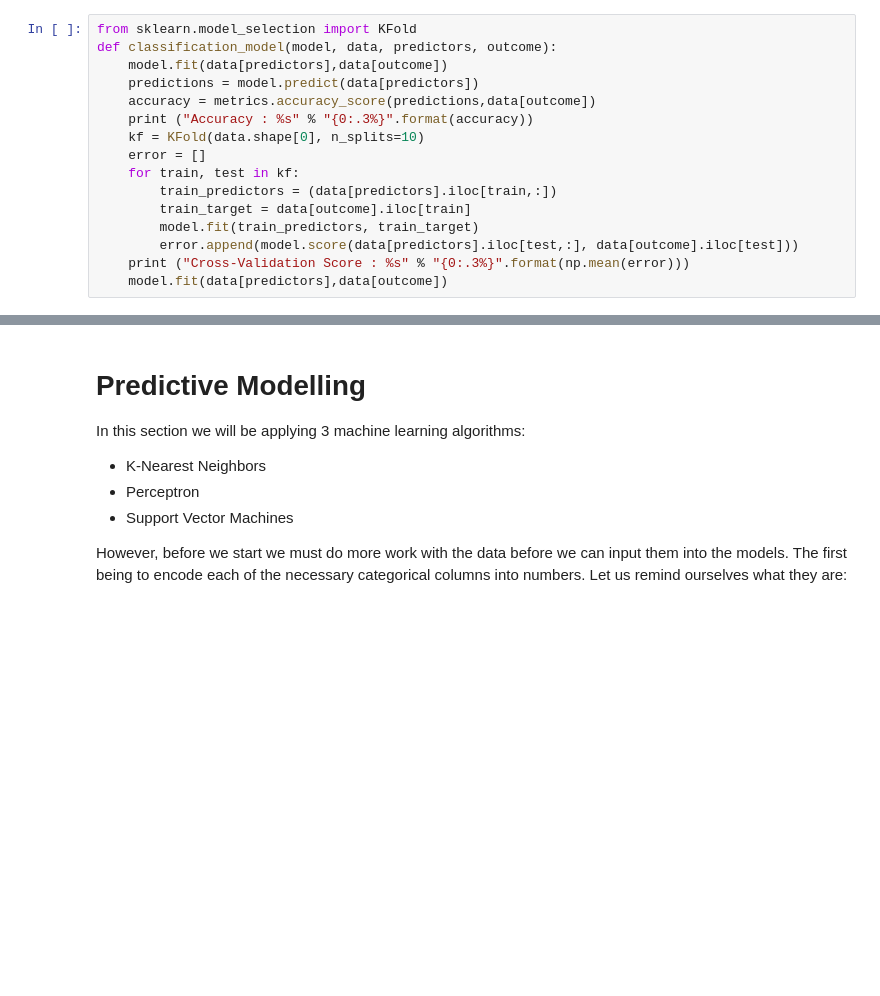
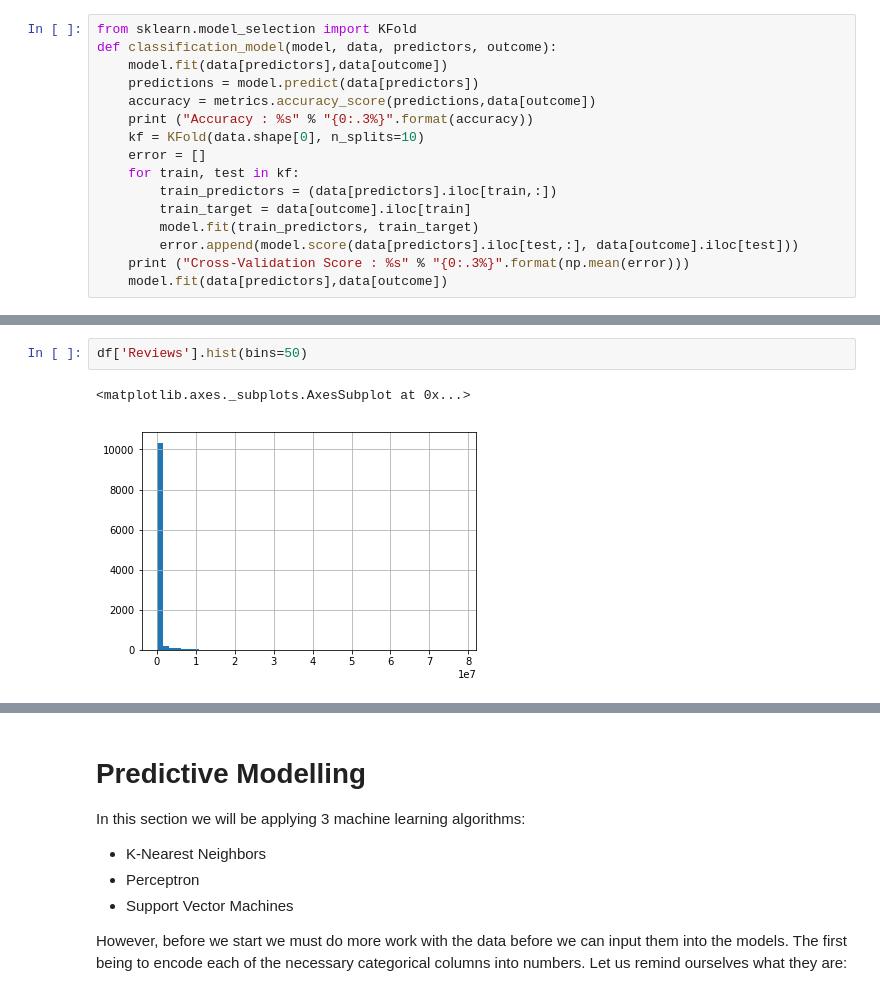
Before and after one commit to Carried-by-Compiler/Data-Mining-Project, a Jupyter notebook: Project.ipynb, the cells around one changed output, grey strips where cells are left out. Saved outputs shown, nothing was run; the diff lists cells and outputs as text; blank space fills up the shorter version.

```diff
--- a/Project.ipynb
+++ b/Project.ipynb
@@ -374,0 +390,5 @@ def classification_model(model, data, predictors, outcome):
+# %%
+df['Reviews'].hist(bins=50)
+# %% [output]
+<matplotlib.axes._subplots.AxesSubplot at 0x...>
+[figure, added]
```
Also changed, not shown: parts of 15 cells of this notebook.
